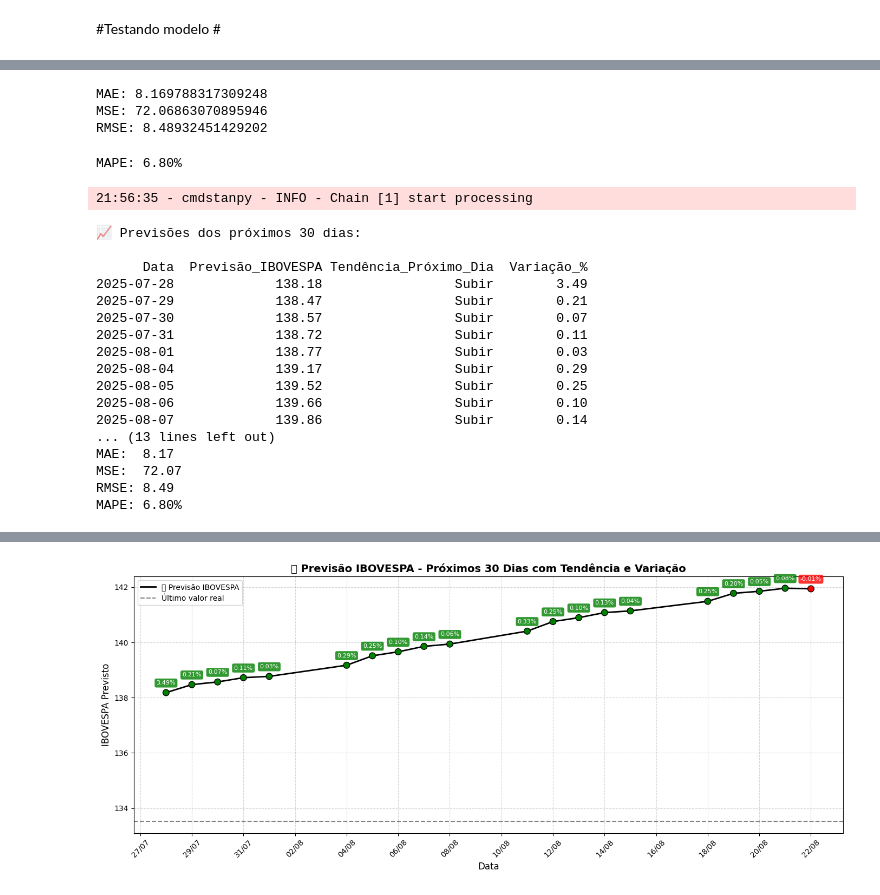
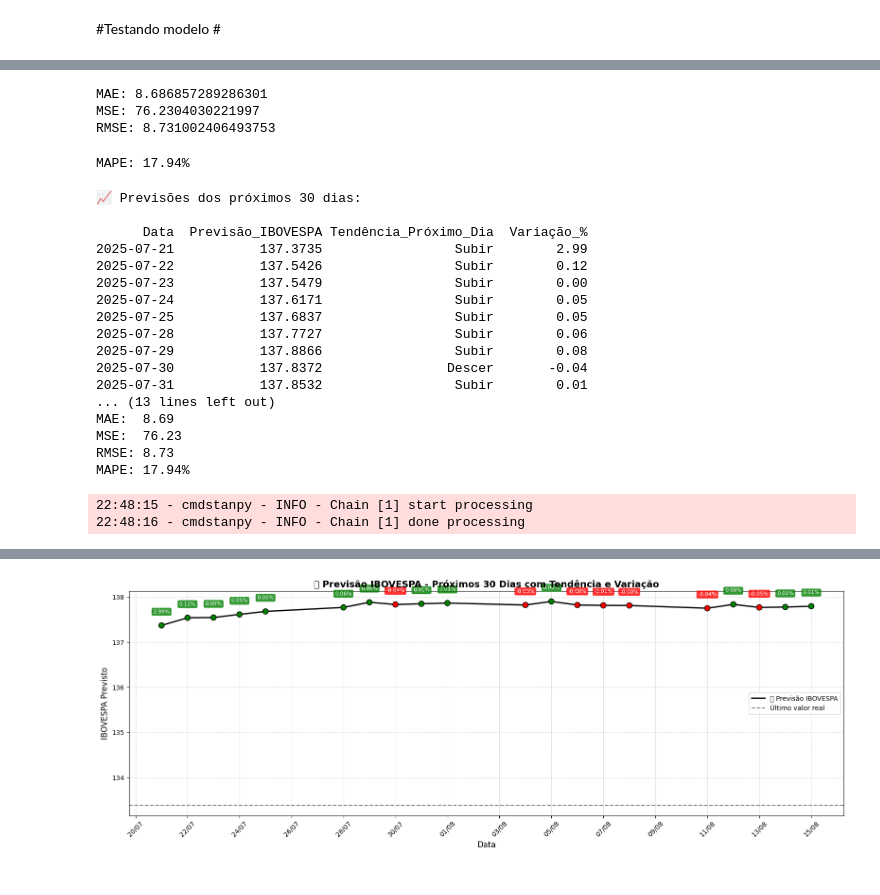
Before and after one commit to Mathzera06/challenge_2, a Jupyter notebook: Notebook_Tech_Challenge2.ipynb, the cells around one changed output, grey strips where cells are left out. Cells and saved outputs as stored; diff of their text form; code cells hidden in the pictures.

```diff
--- a/Notebook_Tech_Challenge2.ipynb
+++ b/Notebook_Tech_Challenge2.ipynb
@@ -34,7 +34,7 @@ HINT: This error might have occurred since this system does not have Windows Lon
 # %%
 import pandas as pd
 
-df_ibovespa = pd.read_csv(r"C:\Users\T-GAMER\Documents\Estudos_Matheus_2025\dados_pos\Dados Históricos - Ibovespa (4).csv")
+df_ibovespa = pd.read_csv(r"C:\Users\T-GAMER\Documents\Estudos_Matheus_2025\dados_pos\Dados Históricos - Ibovespa (9).csv")
 
 df_ibovespa.head()
 # %% [output]
@@ -231,14 +231,14 @@ print(f"MAE: {mae}")
 print(f"MSE: {mse}")
 print(f"RMSE: {rmse}")
 # %% [output]
-MAE: 8.169788317309248
-MSE: 72.06863070895946
-RMSE: 8.48932451429202
+MAE: 8.686857289286301
+MSE: 76.2304030221997
+RMSE: 8.731002406493753
 # %%
 mape = np.mean(np.abs((y_true - y_pred) / y_true)) * 100
 print(f"MAPE: {mape:.2f}%")
 # %% [output]
-MAPE: 6.80%
+MAPE: 17.94%
 # %%
 import pandas as pd
 import numpy as np
@@ -273,7 +273,7 @@ forecast_future_30['Variação_%'] = ((forecast_future_30['yhat'] - forecast_fut
 
 tabela = forecast_future_30[['ds', 'yhat', 'Tendência', 'Variação_%']].copy()
 tabela.columns = ['Data', 'Previsão_IBOVESPA', 'Tendência_Próximo_Dia', 'Variação_%']
-tabela['Previsão_IBOVESPA'] = tabela['Previsão_IBOVESPA'].round(2)
+tabela['Previsão_IBOVESPA'] = tabela['Previsão_IBOVESPA'].round(4)
 tabela['Variação_%'] = tabela['Variação_%'].round(2)
 
 print("\n📈 Previsões dos próximos 30 dias:\n")
@@ -294,6 +294,7 @@ print(f"MAE:  {mae:.2f}")
 print(f"MSE:  {mse:.2f}")
 print(f"RMSE: {rmse:.2f}")
 print(f"MAPE: {mape:.2f}%")
+
 
 m = Prophet(
     daily_seasonality=False,
@@ -359,21 +360,22 @@ plt.legend()
 plt.tight_layout()
 plt.show()
 # %% [output]
-21:56:35 - cmdstanpy - INFO - Chain [1] start processing
+📈 Previsões dos próximos 30 dias:
+
+      Data  Previsão_IBOVESPA Tendência_Próximo_Dia  Variação_%
+2025-07-21           137.3735                 Subir        2.99
+2025-07-22           137.5426                 Subir        0.12
+2025-07-23           137.5479                 Subir        0.00
+2025-07-24           137.6171                 Subir        0.05
+2025-07-25           137.6837                 Subir        0.05
+2025-07-28           137.7727                 Subir        0.06
+2025-07-29           137.8866                 Subir        0.08
+2025-07-30           137.8372                Descer       -0.04
+2025-07-31           137.8532                 Subir        0.01
+... (13 lines left out)
+MAE:  8.69
+MSE:  76.23
+RMSE: 8.73
+MAPE: 17.94%
-📈 Previsões dos próximos 30 dias:
-
-      Data  Previsão_IBOVESPA Tendência_Próximo_Dia  Variação_%
-2025-07-28             138.18                 Subir        3.49
-2025-07-29             138.47                 Subir        0.21
-2025-07-30             138.57                 Subir        0.07
-2025-07-31             138.72                 Subir        0.11
-2025-08-01             138.77                 Subir        0.03
-2025-08-04             139.17                 Subir        0.29
-2025-08-05             139.52                 Subir        0.25
-2025-08-06             139.66                 Subir        0.10
-2025-08-07             139.86                 Subir        0.14
-... (13 lines left out)
-MAE:  8.17
-MSE:  72.07
-RMSE: 8.49
-MAPE: 6.80%
+22:48:15 - cmdstanpy - INFO - Chain [1] start processing
+22:48:16 - cmdstanpy - INFO - Chain [1] done processing
@@ -381 +382 @@ MAPE: 6.80%
-[figure, old version]
+[figure, new version]
```
Also changed, not shown: parts of 10 cells of this notebook.
